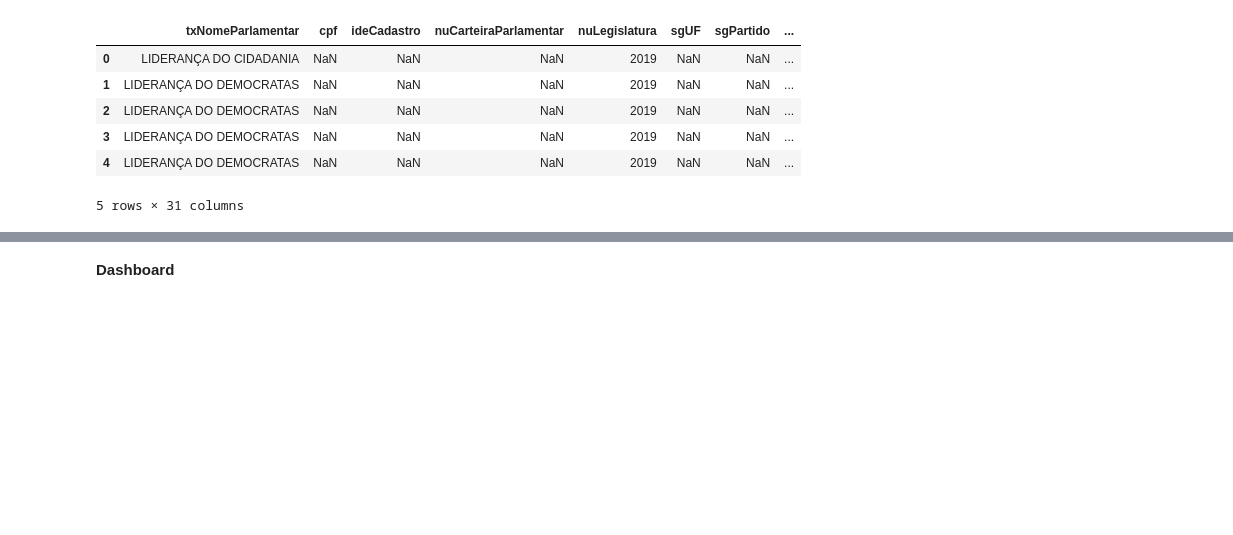
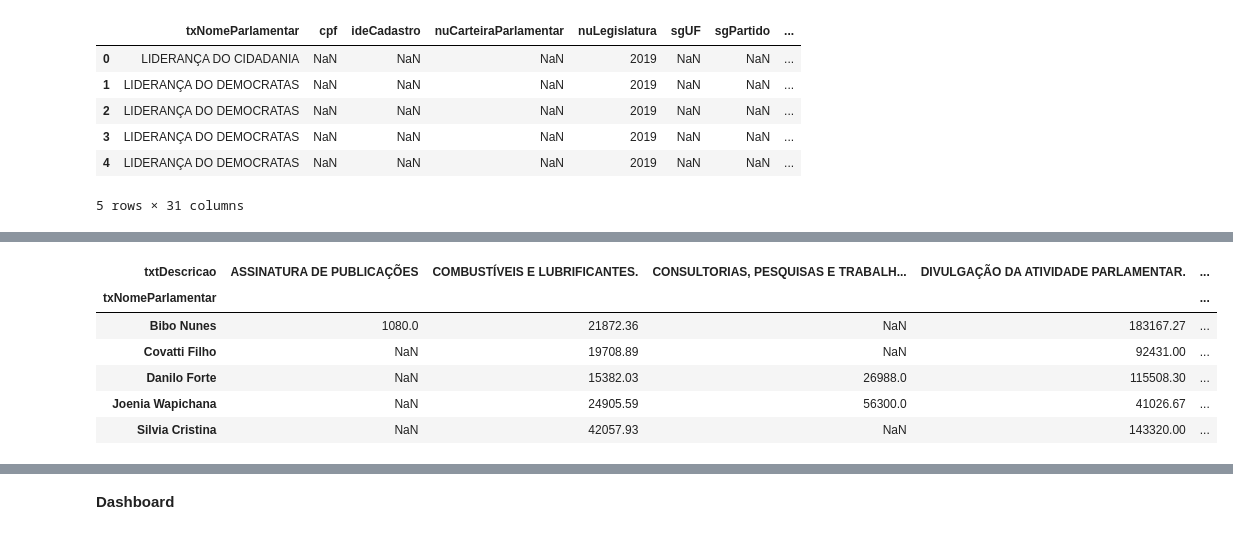
Before and after one commit to joaofranca13/camara-deputados-despesas, a Jupyter notebook: src/dataviz-dados-abertos-camara.ipynb, the cells around one changed output, grey strips where cells are left out. Drawn from its saved outputs; the diff is of its cells as text; code cells hidden in the pictures; blank space fills up the shorter version.

```diff
--- a/src/dataviz-dados-abertos-camara.ipynb
+++ b/src/dataviz-dados-abertos-camara.ipynb
@@ -167,3 +159,31 @@ c = (
+# %%
+filtro = (
+    ano_corrente_df
+    .groupby(["txNomeParlamentar"])["vlrDocumento"]
+    .sum()
+    .sort_values(ascending=False)
+    .reset_index()
+    .head(5)
+    .iloc[:, 0]
+)
+
+
+c = (
+    ano_corrente_df[ano_corrente_df["txNomeParlamentar"].isin(filtro)]
+    .groupby(["txNomeParlamentar", "txtDescricao"])["vlrDocumento"]
+    .sum()
+    .sort_values(ascending=False)
+    .unstack()
+)
+c
+# %% [output]
+| txtDescricao | ASSINATURA DE PUBLICAÇÕES | COMBUSTÍVEIS E LUBRIFICANTES. | CONSULTORIAS, PESQUISAS E TRABALH... | DIVULGAÇÃO DA ATIVIDADE PARLAMENTAR. | ... |
+| txNomeParlamentar |  |  |  |  | ... |
+| Bibo Nunes | 1080.0 | 21872.36 | NaN | 183167.27 | ... |
+| Covatti Filho | NaN | 19708.89 | NaN | 92431.00 | ... |
+| Danilo Forte | NaN | 15382.03 | 26988.0 | 115508.30 | ... |
+| Joenia Wapichana | NaN | 24905.59 | 56300.0 | 41026.67 | ... |
+| Silvia Cristina | NaN | 42057.93 | NaN | 143320.00 | ... |
 # %%
 d = (
     ano_corrente_df
```
Also changed, not shown: parts of 15 cells of this notebook.
